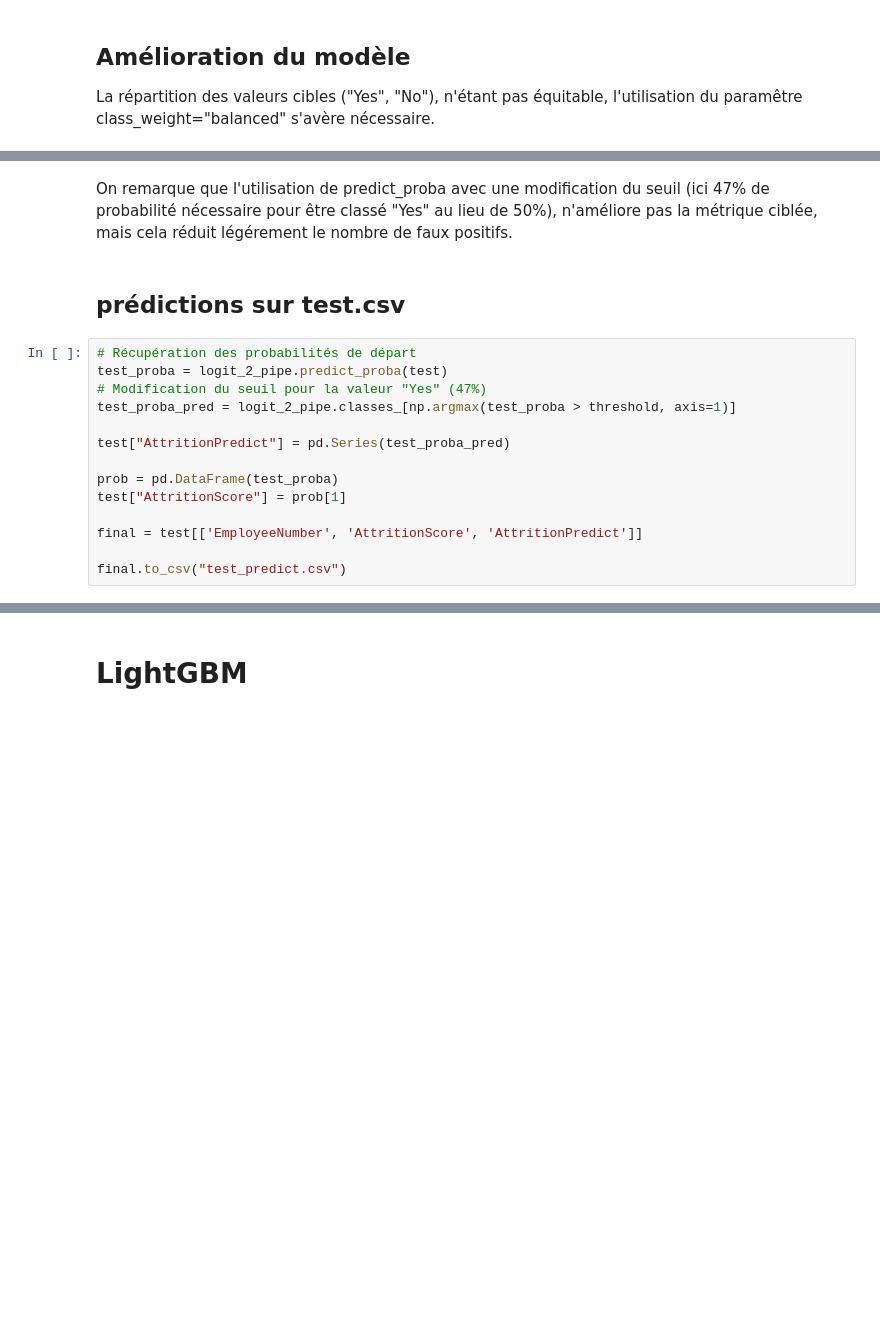
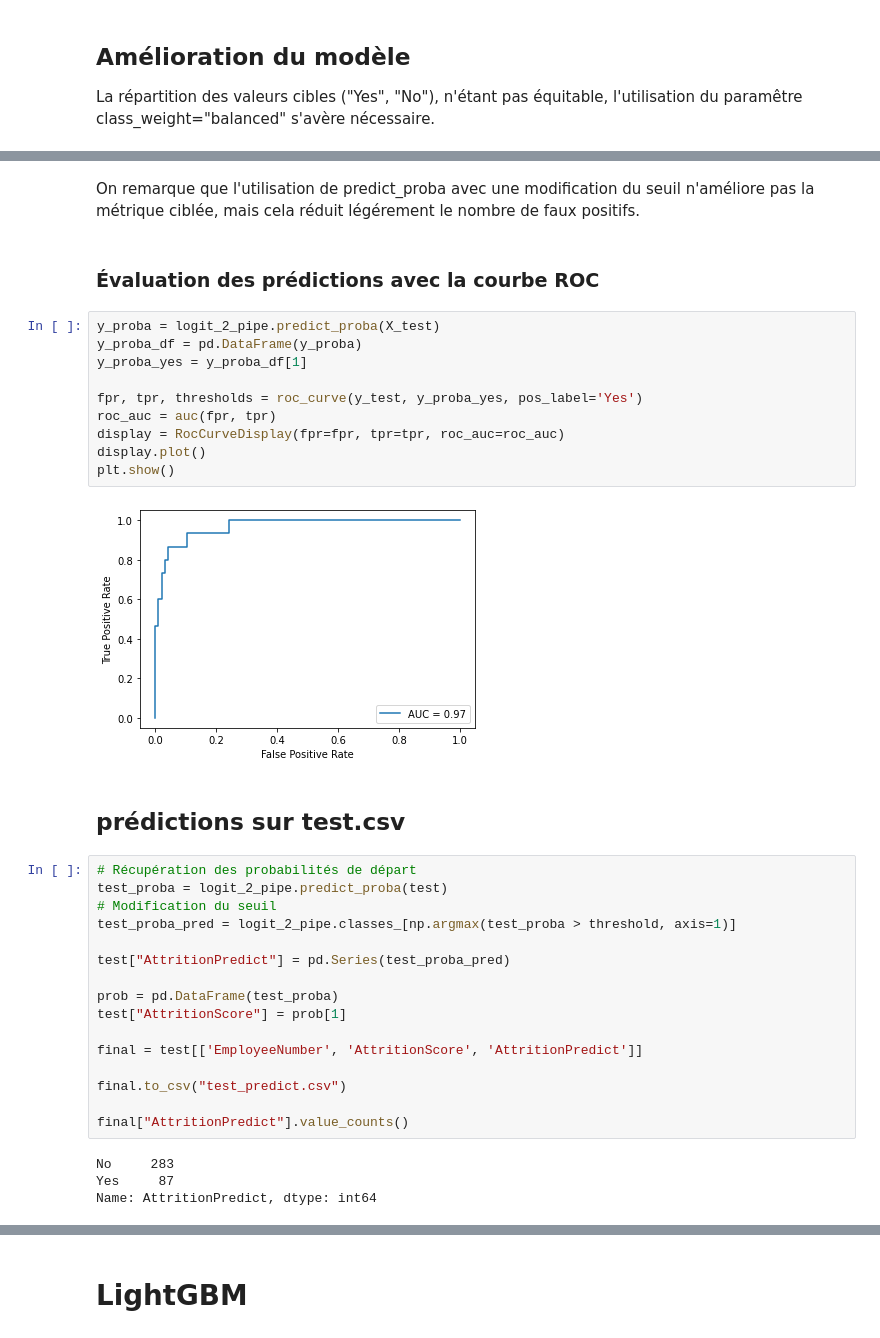
Before and after one commit to Gio-Mgm/turn-over, a Jupyter notebook: notebooks/data_analysis.ipynb, the cells around one changed output, grey strips where cells are left out. Cells and saved outputs as stored; diff of their text form; blank space fills up the shorter version.

```diff
--- a/notebooks/data_analysis.ipynb
+++ b/notebooks/data_analysis.ipynb
@@ -215,13 +229,27 @@ False Positives :  16
 False Negatives :  1
 True Positives  :  14
 # %% [markdown]
-On remarque que l'utilisation de predict_proba avec une modification du seuil (ici 47% de probabilité nécessaire pour être classé "Yes" au lieu de 50%), n'améliore pas la métrique ciblée, mais cela réduit légérement le nombre de faux positifs.
+On remarque que l'utilisation de predict_proba avec une modification du seuil n'améliore pas la métrique ciblée, mais cela réduit légérement le nombre de faux positifs.
+# %% [markdown]
+### Évaluation des prédictions avec la courbe ROC
+# %%
+y_proba = logit_2_pipe.predict_proba(X_test)
+y_proba_df = pd.DataFrame(y_proba)
+y_proba_yes = y_proba_df[1]
+
+fpr, tpr, thresholds = roc_curve(y_test, y_proba_yes, pos_label='Yes')
+roc_auc = auc(fpr, tpr)
+display = RocCurveDisplay(fpr=fpr, tpr=tpr, roc_auc=roc_auc)
+display.plot()
+plt.show()
+# %% [output]
+[figure, added]
 # %% [markdown]
 ## prédictions sur test.csv
 # %%
 # Récupération des probabilités de départ
 test_proba = logit_2_pipe.predict_proba(test)
-# Modification du seuil pour la valeur "Yes" (47%)
+# Modification du seuil
 test_proba_pred = logit_2_pipe.classes_[np.argmax(test_proba > threshold, axis=1)]
 
 test["AttritionPredict"] = pd.Series(test_proba_pred)
@@ -232,6 +260,12 @@ test["AttritionScore"] = prob[1]
 final = test[['EmployeeNumber', 'AttritionScore', 'AttritionPredict']]
 
 final.to_csv("test_predict.csv")
+
+final["AttritionPredict"].value_counts()
+# %% [output]
+No     283
+Yes     87
+Name: AttritionPredict, dtype: int64
 # %%
 final.head()
 # %% [output]
```
Also changed, not shown: parts of 30 cells of this notebook, 4 other files.
